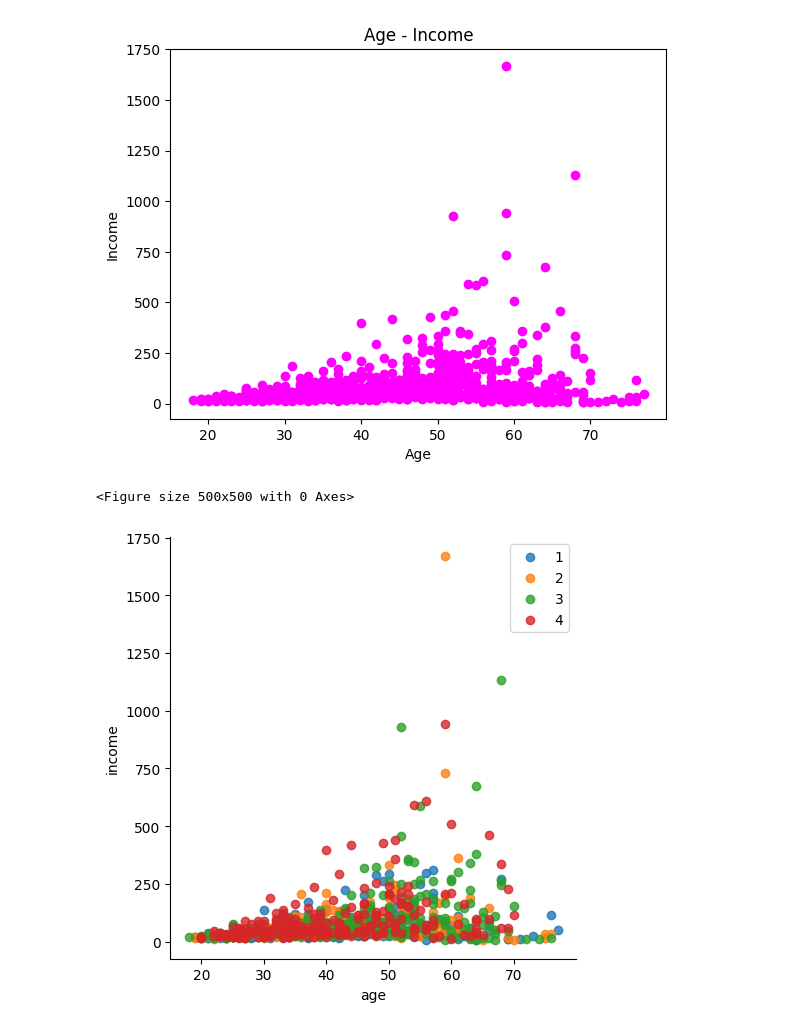
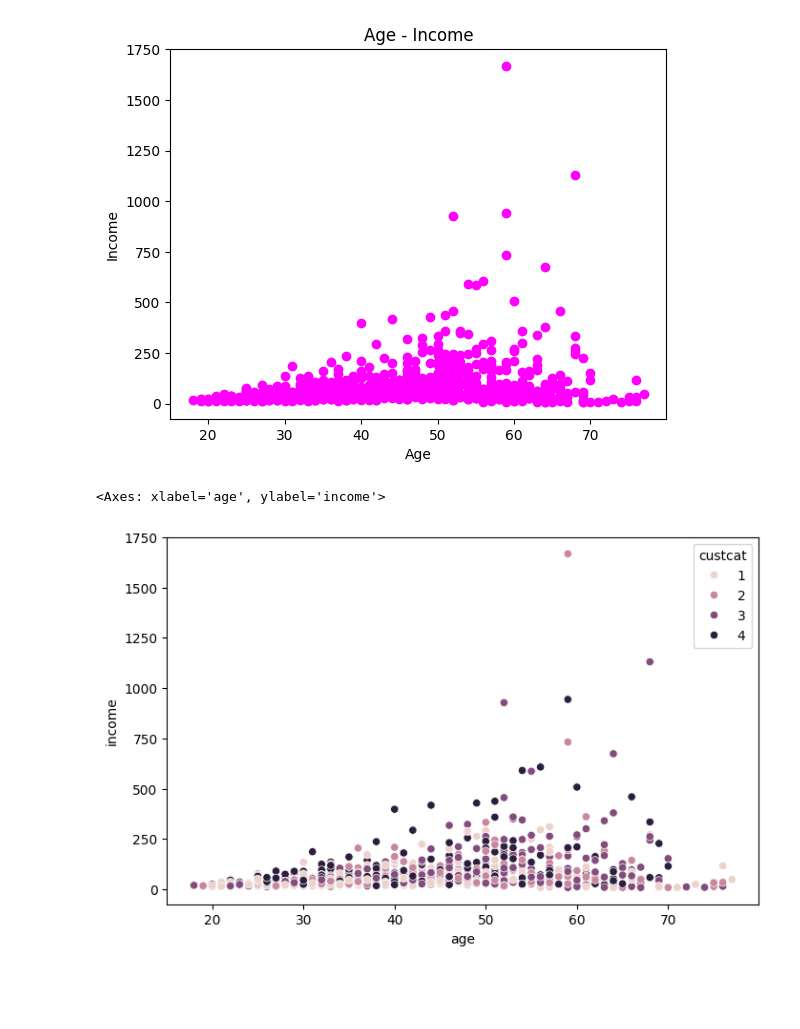
Before and after one commit to leylatulu/AdaLovelaceAcademy, a Jupyter notebook: Week-7/7-knn.ipynb, the cells around one changed output. Cells and saved outputs as stored; diff of their text form; code cells hidden in the pictures; blank space fills up the shorter version.

```diff
--- a/Week-7/7-knn.ipynb
+++ b/Week-7/7-knn.ipynb
@@ -47,8 +48,6 @@ import seaborn as sns
 # %%
-plt.figure(figsize=(5,5))
-sns.lmplot( x="age", y="income", data=df, fit_reg=False, hue='custcat', legend=False)
-plt.legend(loc='upper right')
-plt.show()
+plt.figure(figsize=(8,5))
+sns.scatterplot(x='age', y='income', hue='custcat', data=df)
 # %% [output]
-<Figure size 500x500 with 0 Axes>
+<Axes: xlabel='age', ylabel='income'>
-[figure, old version]
+[figure, new version]
```
Also changed, not shown: parts of 21 cells of this notebook.
